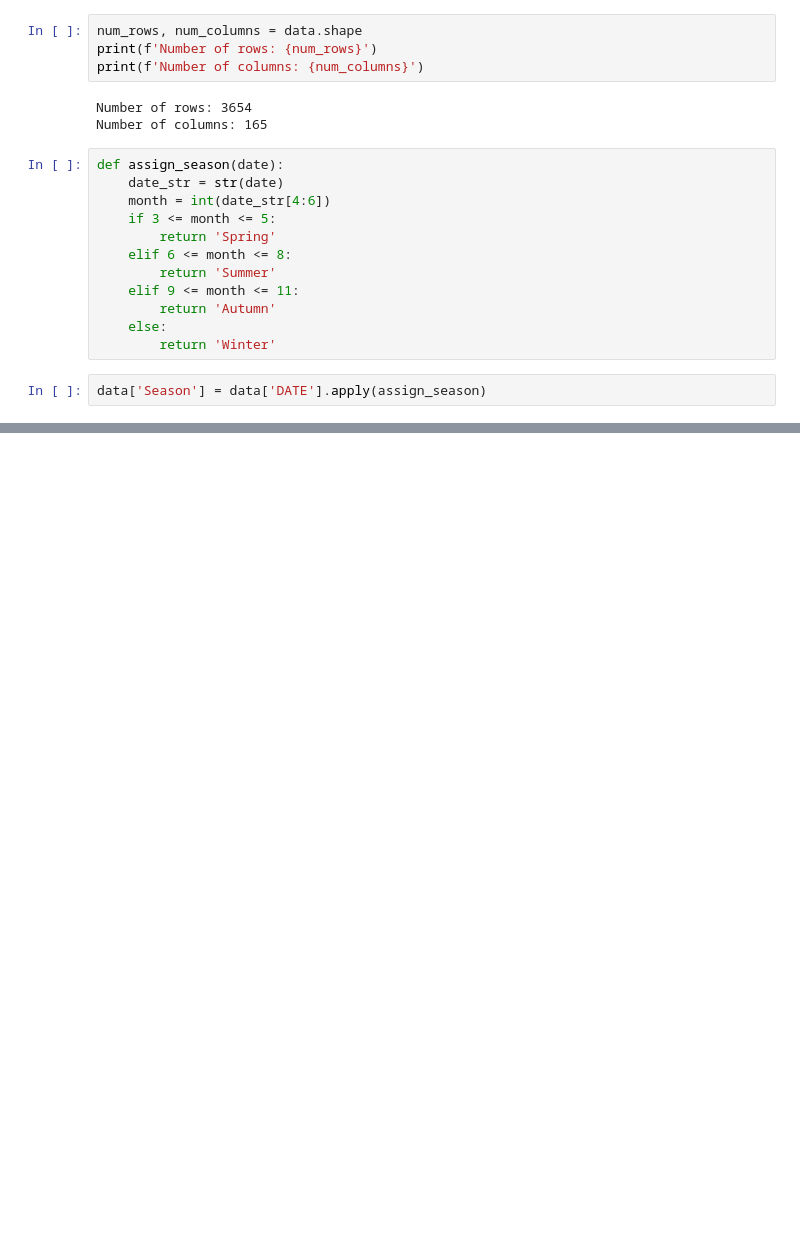
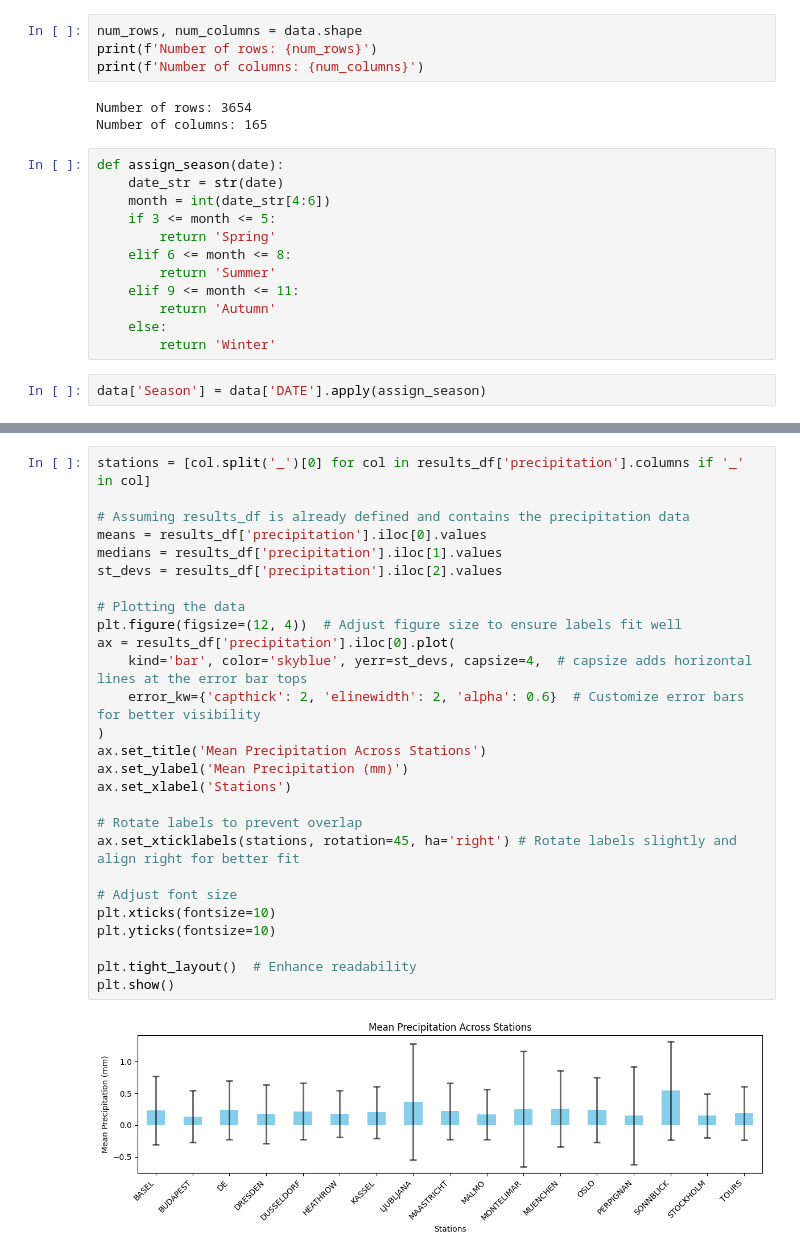
Before and after one commit to ImHungry48/WeatherAnalysis, a Jupyter notebook: WeatherDataAnalysis.ipynb, the cells around one changed output, grey strips where cells are left out. Saved outputs shown, nothing was run; the diff lists cells and outputs as text; blank space fills up the shorter version.

```diff
--- a/WeatherDataAnalysis.ipynb
+++ b/WeatherDataAnalysis.ipynb
@@ -114,0 +105,29 @@ mean = np.mean(data_array)
+# %%
+stations = [col.split('_')[0] for col in results_df['precipitation'].columns if '_' in col]
+
+# Assuming results_df is already defined and contains the precipitation data
+means = results_df['precipitation'].iloc[0].values
+medians = results_df['precipitation'].iloc[1].values
+st_devs = results_df['precipitation'].iloc[2].values
+
+# Plotting the data
+plt.figure(figsize=(12, 4))  # Adjust figure size to ensure labels fit well
+ax = results_df['precipitation'].iloc[0].plot(
+    kind='bar', color='skyblue', yerr=st_devs, capsize=4,  # capsize adds horizontal lines at the error bar tops
+    error_kw={'capthick': 2, 'elinewidth': 2, 'alpha': 0.6}  # Customize error bars for better visibility
+)
+ax.set_title('Mean Precipitation Across Stations')
+ax.set_ylabel('Mean Precipitation (mm)')
+ax.set_xlabel('Stations')
+
+# Rotate labels to prevent overlap
+ax.set_xticklabels(stations, rotation=45, ha='right') # Rotate labels slightly and align right for better fit
+
+# Adjust font size
+plt.xticks(fontsize=10)
+plt.yticks(fontsize=10)
+
+plt.tight_layout()  # Enhance readability
+plt.show()
+# %% [output]
+[figure, added]
```
Also changed, not shown: parts of 11 cells of this notebook.
